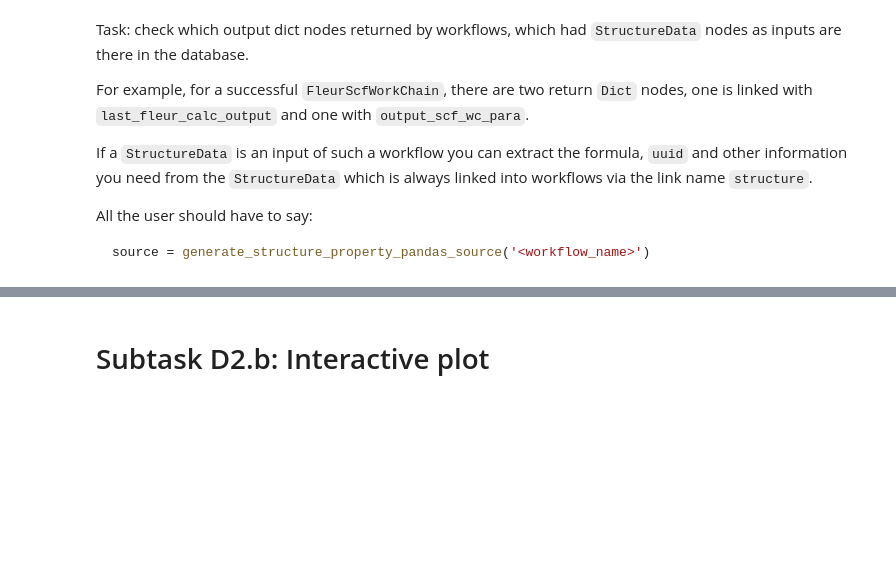
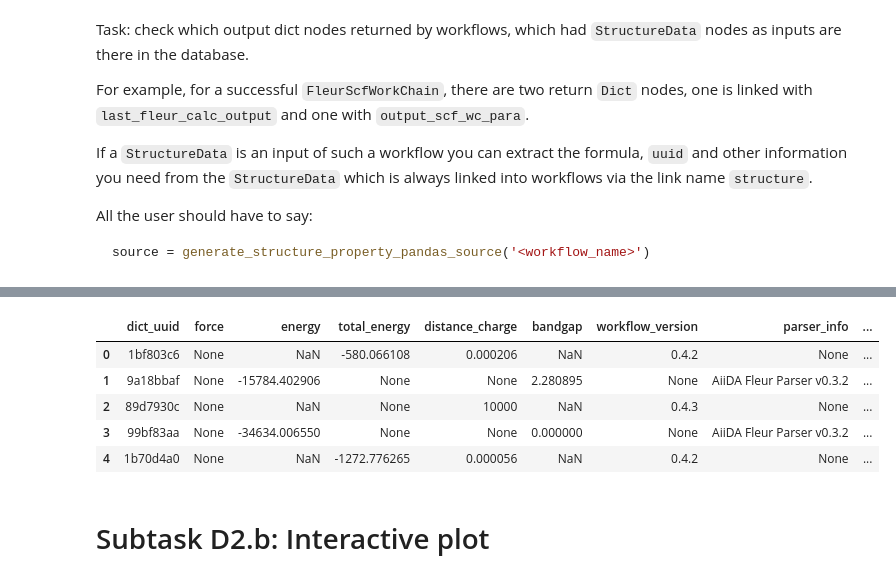
Before and after one commit to JuDFTteam/aiida-jutools, a Jupyter notebook: aiida_jutools/sisc_lab/different_db_results/D2_ScSi_Lab2020_StructureProperty_visualizer.ipynb, the cells around one changed output, grey strips where cells are left out. Saved outputs shown, nothing was run; the diff lists cells and outputs as text; code cells hidden in the pictures; blank space fills up the shorter version.

```diff
--- a/aiida_jutools/sisc_lab/different_db_results/D2_ScSi_Lab2020_StructureProperty_visualizer.ipynb
+++ b/aiida_jutools/sisc_lab/different_db_results/D2_ScSi_Lab2020_StructureProperty_visualizer.ipynb
@@ -157,3 +172,18 @@ structurepd.head()
+# %%
+# Generate the combination of the above
+combinepd = helpers.generate_combination_property_pandas_source(
+            workflow_name,
+            dict_project=dict_project,
+            structure_project=structure_project,
+            filename='combined_property.json')
+combinepd.head(5)
+# %% [output]
+|  | dict_uuid | force | energy | total_energy | distance_charge | bandgap | workflow_version | parser_info | ... |
+| 0 | 1bf803c6 | None | NaN | -580.066108 | 0.000206 | NaN | 0.4.2 | None | ... |
+| 1 | 9a18bbaf | None | -15784.402906 | None | None | 2.280895 | None | AiiDA Fleur Parser v0.3.2 | ... |
+| 2 | 89d7930c | None | NaN | None | 10000 | NaN | 0.4.3 | None | ... |
+| 3 | 99bf83aa | None | -34634.006550 | None | None | 0.000000 | None | AiiDA Fleur Parser v0.3.2 | ... |
+| 4 | 1b70d4a0 | None | NaN | -1272.776265 | 0.000056 | NaN | 0.4.2 | None | ... |
 # %% [markdown]
 # Subtask D2.b: Interactive plot
 # %% [markdown]
```
Also changed, not shown: parts of 24 cells of this notebook, 3 other files.
